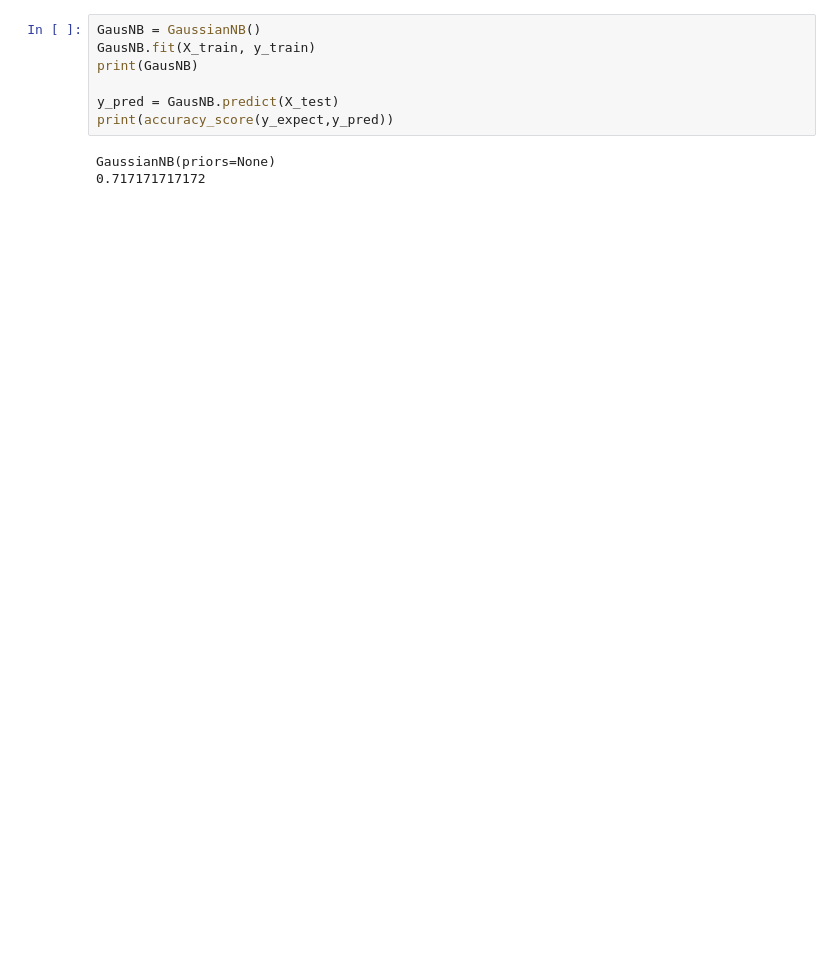
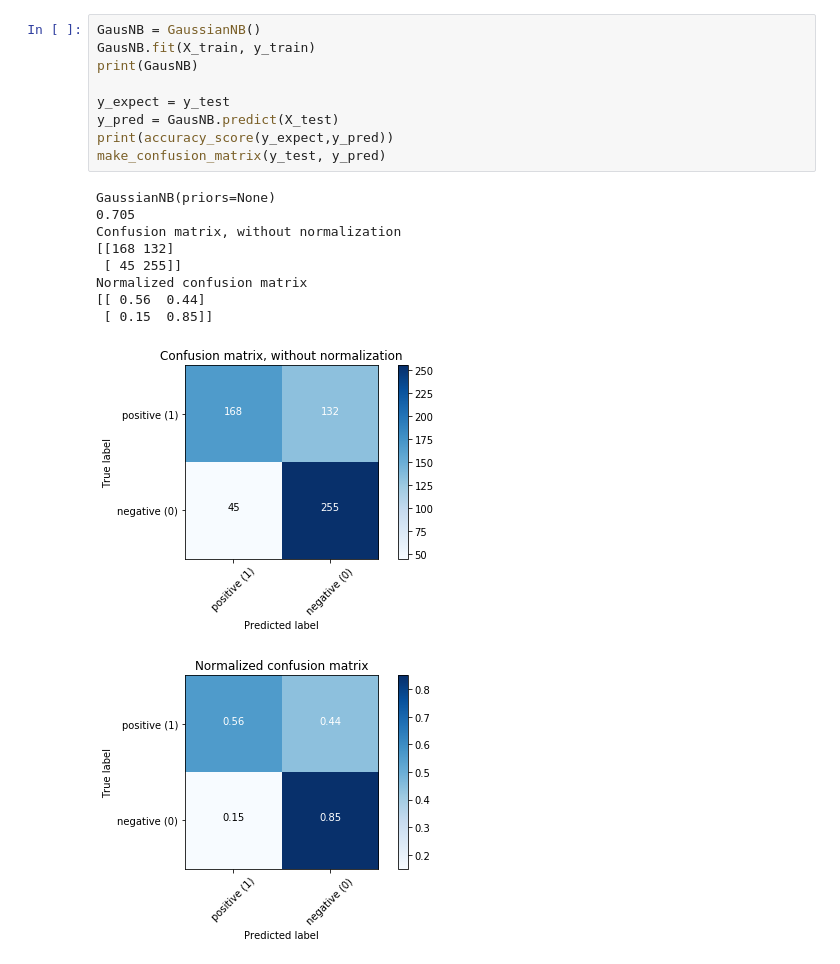
Before and after one commit to sar-var/424_exercise1, a Jupyter notebook: exercise1.ipynb, the cells around one changed output. Drawn from its saved outputs; the diff is of its cells as text; blank space fills up the shorter version.

```diff
--- a/exercise1.ipynb
+++ b/exercise1.ipynb
@@ -69,13 +130,23 @@ MultinomialNB(alpha=1.0, class_prior=None, fit_prior=True)
 # %%
 GausNB = GaussianNB()
 GausNB.fit(X_train, y_train)
 print(GausNB)
 
+y_expect = y_test
 y_pred = GausNB.predict(X_test)
 print(accuracy_score(y_expect,y_pred))
+make_confusion_matrix(y_test, y_pred)
 # %% [output]
 GaussianNB(priors=None)
-0.717171717172
+0.705
+Confusion matrix, without normalization
+[[168 132]
+ [ 45 255]]
+Normalized confusion matrix
+[[ 0.56  0.44]
+ [ 0.15  0.85]]
+[figure, added]
+[figure, added]
 # %%
 BernNB = BernoulliNB(binarize = 0.1)
 BernNB.fit(X_train, y_train)
```
Also changed, not shown: parts of 9 cells of this notebook, 7 other files.
